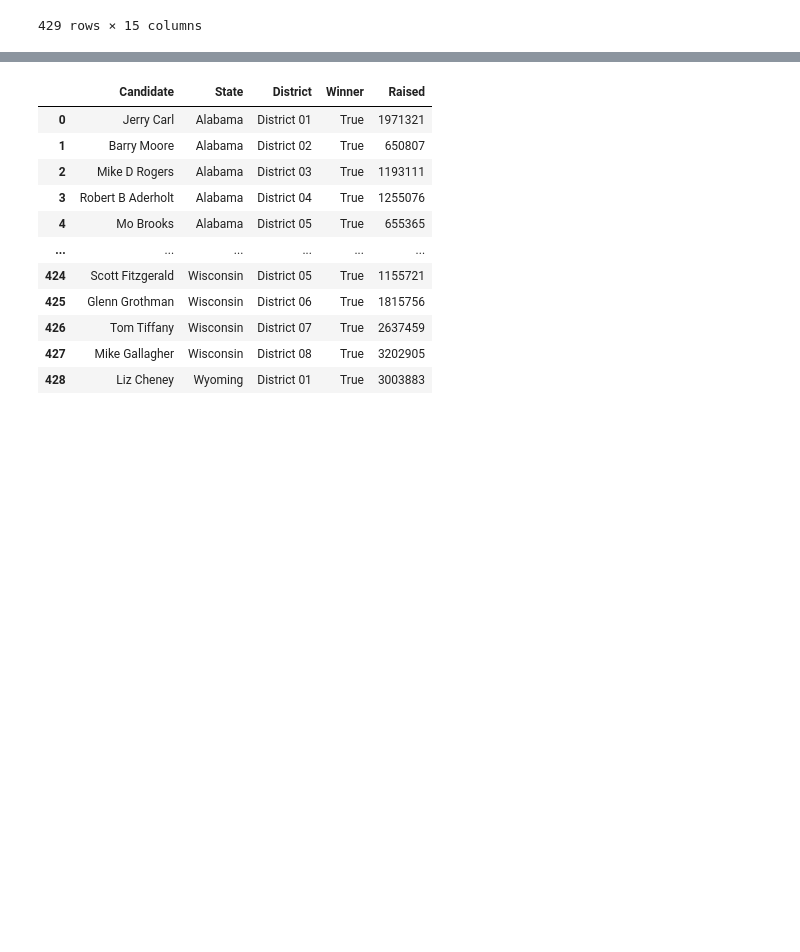
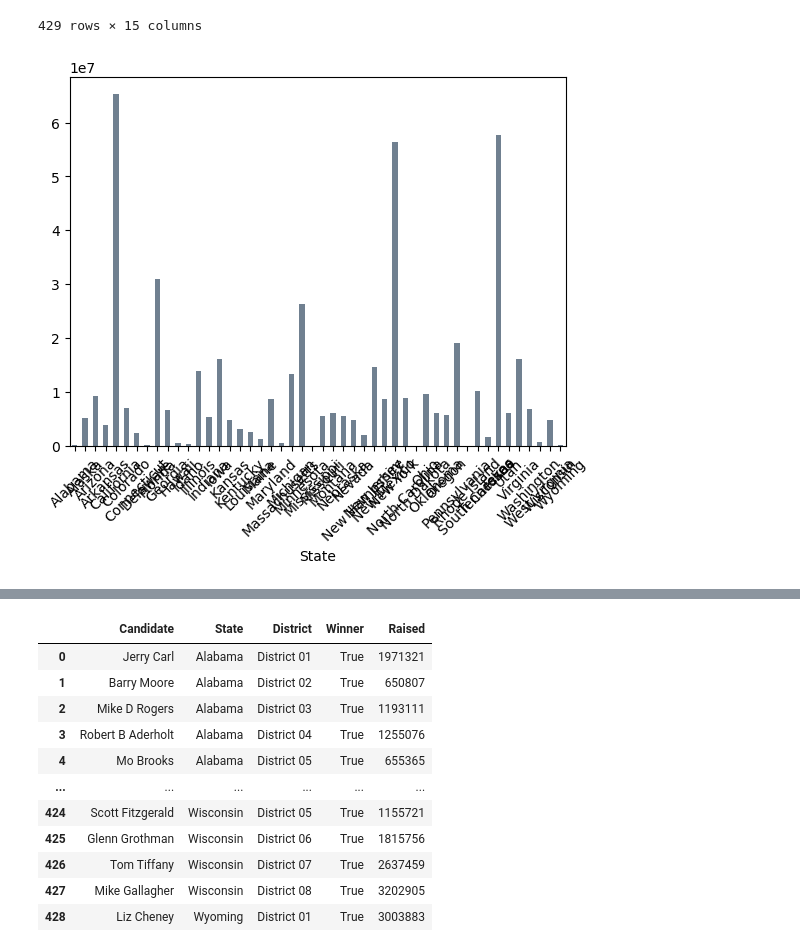
Before and after one commit to KagonDeans/webscraping-open-secrets, a Jupyter notebook: notebooks/HOR_EDA.ipynb, the cells around one changed output, grey strips where cells are left out. Cells and saved outputs as stored; diff of their text form; code cells hidden in the pictures; blank space fills up the shorter version.

```diff
--- a/notebooks/HOR_EDA.ipynb
+++ b/notebooks/HOR_EDA.ipynb
@@ -286,3 +299,9 @@ House_of_Rep_Winners
 | 427 | 878 | Mike Gallagher | (R) | Wisconsin | District 08 | True | True | 64.0 | 3202905 | ... |
 | 428 | 880 | Liz Cheney | (R) | Wyoming | District 01 | True | True | 68.6 | 3003883 | ... |
 429 rows × 15 columns
+# %%
+House_of_Rep_Losers = House_of_Rep[House_of_Rep['Winner'] == False].reset_index()
+# %%
+House_of_Rep_Losers.groupby(['State'])['Raised'].sum().plot(kind = 'bar', color = 'slategray')
+# %% [output]
+[figure, added]
```
Also changed, not shown: parts of 28 cells of this notebook.
